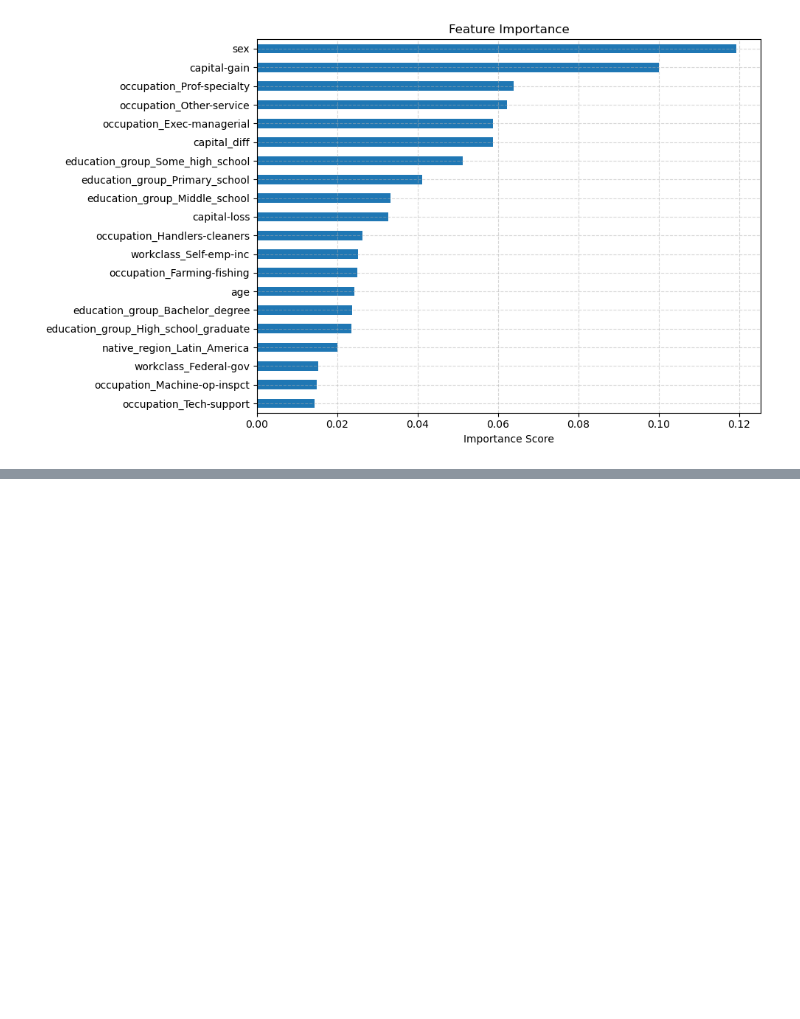
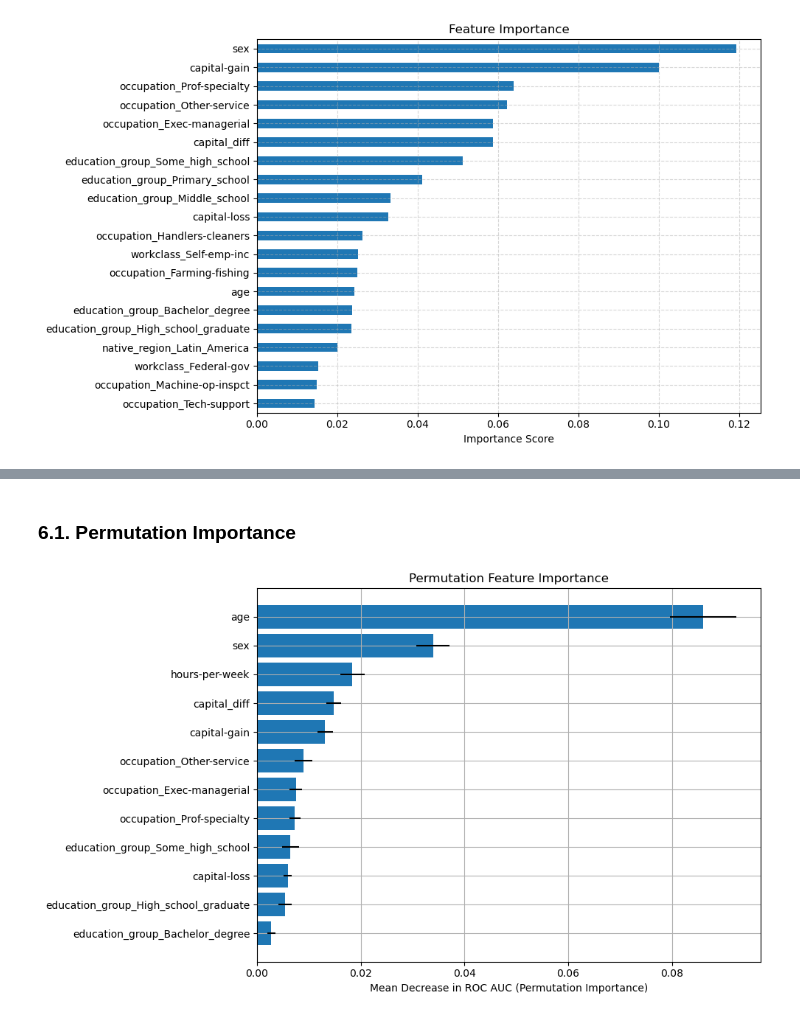
Before and after one commit to maxim-lichko/salary-prediction-classification, a Jupyter notebook: salary_prediction_classification.ipynb, the cells around one changed output, grey strips where cells are left out. Cells and saved outputs as stored; diff of their text form; code cells hidden in the pictures; blank space fills up the shorter version.

Commit message:
added permutation importance, partial dependence profiles, SHAP, file requirements.txt

```diff
--- a/salary_prediction_classification.ipynb
+++ b/salary_prediction_classification.ipynb
@@ -933,0 +938,33 @@ Confusion Matrix (Test Data):
+# %% [markdown]
+### 6.1. Permutation Importance
+# %%
+from sklearn.inspection import permutation_importance
+
+result = permutation_importance(
+    estimator=rf_random_search_v1.best_estimator_,
+    X=X_test,
+    y=y_test,
+    n_repeats=30,
+    random_state=42,
+    scoring='roc_auc'
+)
+
+perm_df = pd.DataFrame({
+    'feature': X_test.columns,
+    'importance_mean': result.importances_mean,
+    'importance_std': result.importances_std
+}).sort_values(by='importance_mean', ascending=False)
+# %%
+perm_df_top = perm_df.head(12)
+top_features = perm_df_top['feature'].values
+
+plt.figure(figsize=(10, 6))
+plt.barh(perm_df_top['feature'], perm_df_top['importance_mean'], xerr=perm_df_top['importance_std'])
+plt.xlabel("Mean Decrease in ROC AUC (Permutation Importance)")
+plt.title("Permutation Feature Importance")
+plt.gca().invert_yaxis()
+plt.grid(True)
+plt.tight_layout()
+plt.show()
+# %% [output]
+[figure, added]
```
Also changed, not shown: parts of 13 cells of this notebook, 1 other file.
